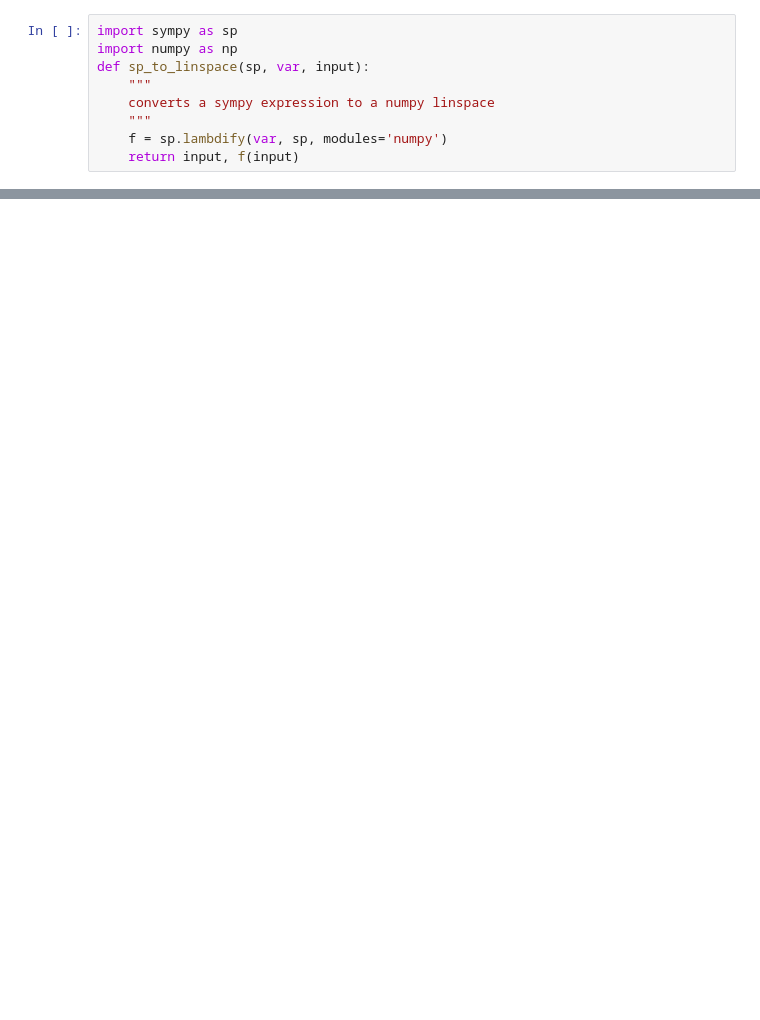
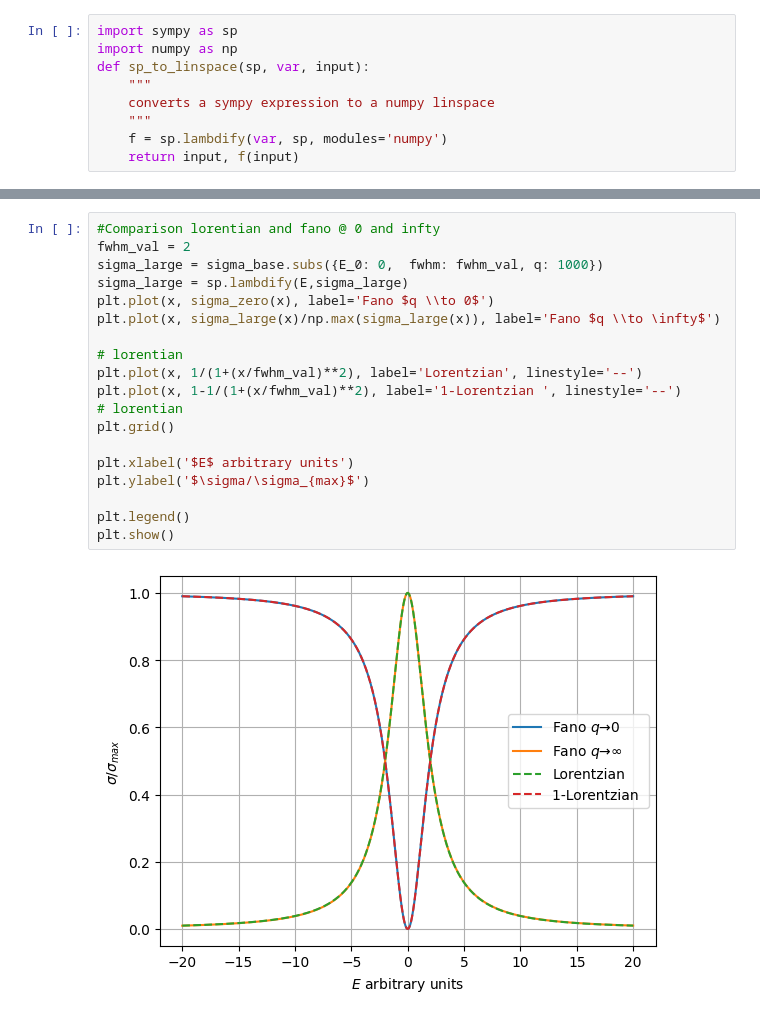
Before and after one commit to rzumbrunn/PCV_project, a Jupyter notebook: task1/task1_1.ipynb, the cells around one changed output, grey strips where cells are left out. Saved outputs shown, nothing was run; the diff lists cells and outputs as text; blank space fills up the shorter version.

Commit message:
added comparison lorentz and fano

```diff
--- a/task1/task1_1.ipynb
+++ b/task1/task1_1.ipynb
@@ -48,0 +85,21 @@ $\displaystyle \frac{\left(\frac{E}{2} + q\right)^{2}}{\frac{E^{2}}{4} + 1}$
+# %%
+#Comparison lorentian and fano @ 0 and infty
+fwhm_val = 2
+sigma_large = sigma_base.subs({E_0: 0,  fwhm: fwhm_val, q: 1000})
+sigma_large = sp.lambdify(E,sigma_large)
+plt.plot(x, sigma_zero(x), label='Fano $q \\to 0$')
+plt.plot(x, sigma_large(x)/np.max(sigma_large(x)), label='Fano $q \\to \infty$')
+
+# lorentian
+plt.plot(x, 1/(1+(x/fwhm_val)**2), label='Lorentzian', linestyle='--')
+plt.plot(x, 1-1/(1+(x/fwhm_val)**2), label='1-Lorentzian ', linestyle='--')
+# lorentian
+plt.grid()
+
+plt.xlabel('$E$ arbitrary units')
+plt.ylabel('$\sigma/\sigma_{max}$')
+
+plt.legend()
+plt.show()
+# %% [output]
+[figure, added]
```
Also changed, not shown: parts of 3 cells of this notebook.
